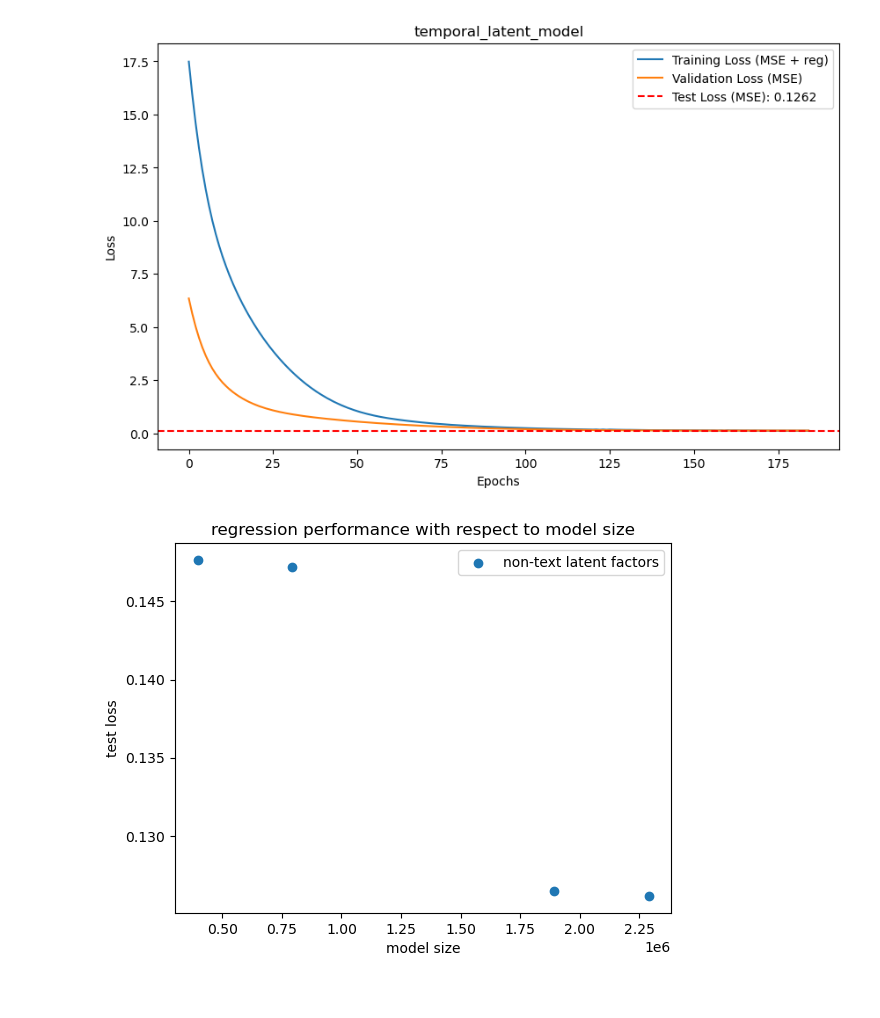
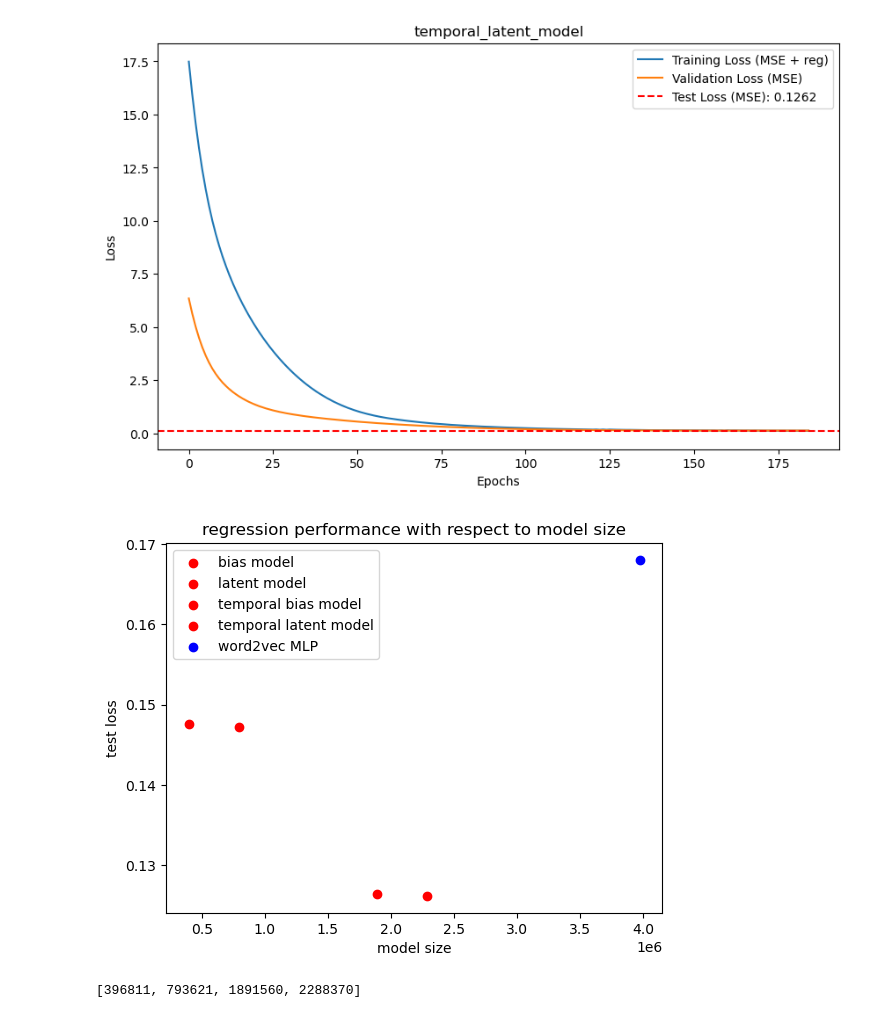
Before and after one commit to weixiao-zhan/CSE258_assignment2, a Jupyter notebook: regression_latent_factor.ipynb, the cells around one changed output. Saved outputs shown, nothing was run; the diff lists cells and outputs as text; code cells hidden in the pictures.

Commit message:
revise latent factor

```diff
--- a/regression_latent_factor.ipynb
+++ b/regression_latent_factor.ipynb
@@ -533,18 +528,36 @@ torch.save(best_b_model, "best_b_model.ckpt")
 torch.save(best_l_model, "best_l_model.ckpt")
 torch.save(best_tb_model, "best_tb_model.ckpt")
 torch.save(best_tl_model, "best_tl_model.ckpt")
+# %%
+import torch
+best_b_model = torch.load("best_b_model.ckpt")
+best_l_model = torch.load("best_l_model.ckpt")
+best_tb_model = torch.load("best_tb_model.ckpt")
+best_tl_model = torch.load("best_tl_model.ckpt")
 # %%
+from matplotlib import pyplot as plt
+
 def model_size(model):
     return sum(p.numel() for p in model.parameters() if p.requires_grad)
+[model_size(m) for m in [best_b_model, best_l_model, best_tb_model, best_tl_model]]
 
-lf_size = [model_size(m) for m in [best_b_model, best_l_model, best_tb_model, best_tl_model]]
+lf_size = [396811, 793621, 1891560, 2288370]
 lf_loss = [0.14765022922054435, 0.1472210347657351, 0.1264476679243775, 0.12616110692055538]
-plt.scatter(lf_size, lf_loss, label='non-text latent factors')
+for x, y, l in zip(lf_size, lf_loss, ["bias model","latent model","temporal bias model", "temporal latent model"]):
+    plt.scatter(x, y, label=l, c='red')
+
+plt.scatter(3971443, 0.16804393868770545,
+            label='word2vec MLP', c='blue')
+
 # Add labels and legend
 plt.xlabel('model size')
 plt.ylabel('test loss')
 plt.title('regression performance with respect to model size')
 plt.legend()
 plt.show()
 # %% [output]
-[figure, old version]
+[figure, new version]
+# %%
+lf_size
+# %% [output]
+[396811, 793621, 1891560, 2288370]
```
Also changed, not shown: parts of 11 cells of this notebook.
